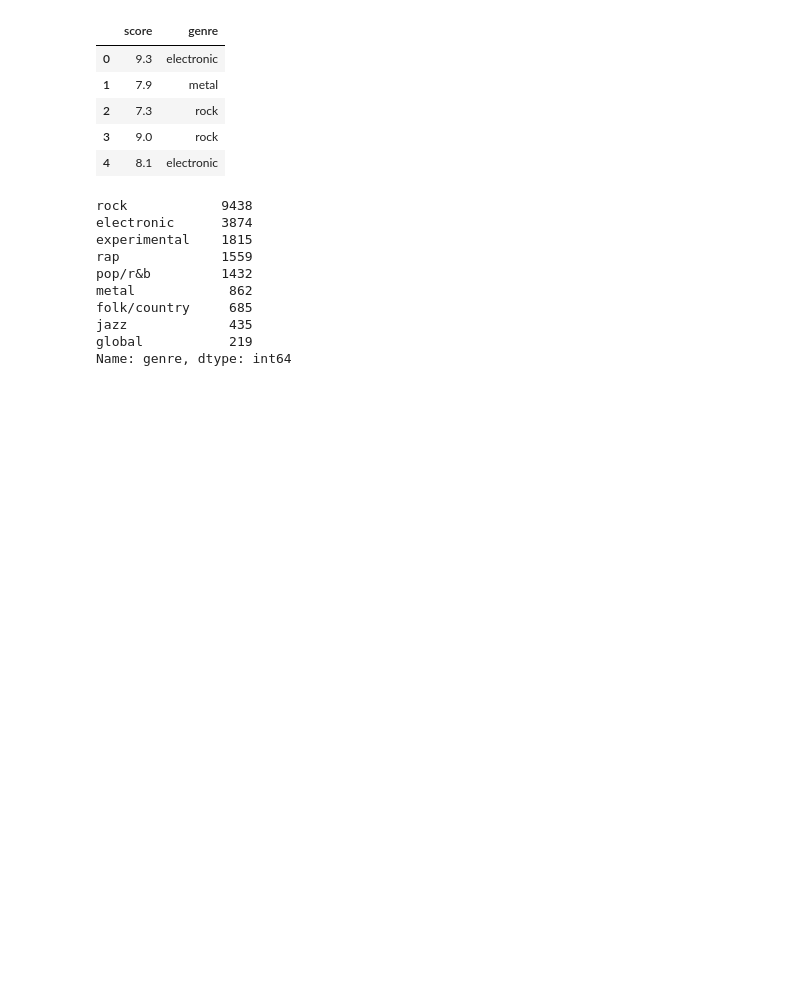
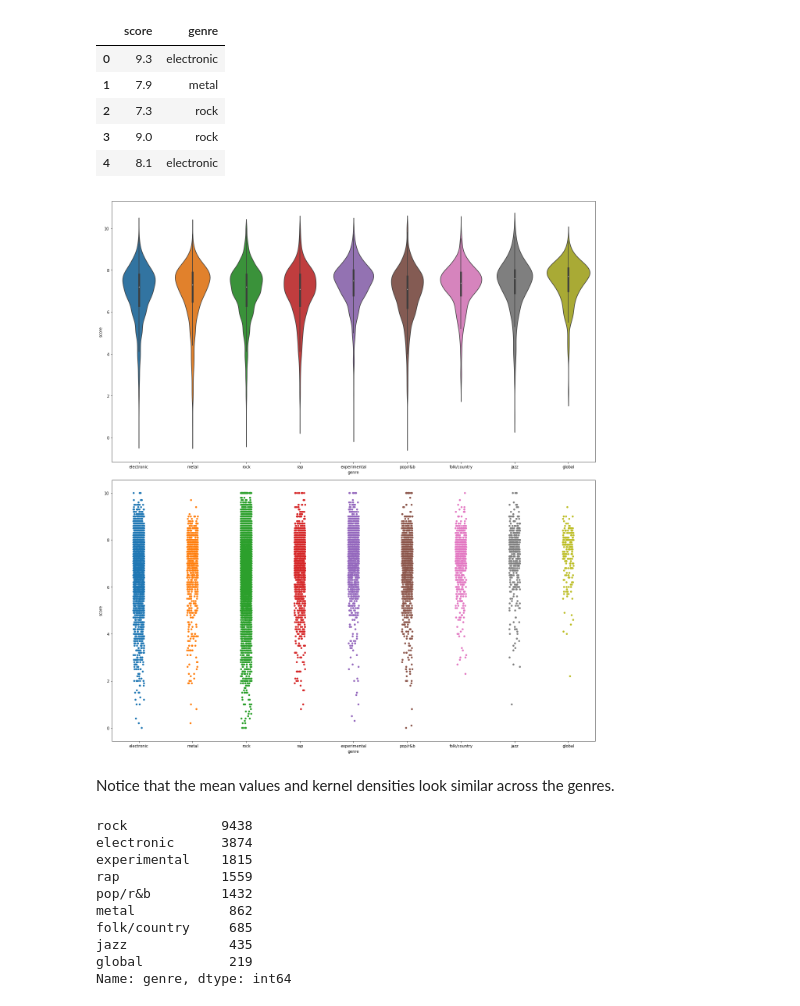
Before and after one commit to tsgreenwood-flatiron-data-science/mod2_final_project, a Jupyter notebook: question1.ipynb, the cells around one changed output. Drawn from its saved outputs; the diff is of its cells as text; code cells hidden in the pictures; blank space fills up the shorter version.

Commit message:
expand visualizations

```diff
--- a/question1.ipynb
+++ b/question1.ipynb
@@ -164,6 +151,19 @@ df_genre_scores.head()
 | 2 | 7.3 | rock |
 | 3 | 9.0 | rock |
 | 4 | 8.1 | electronic |
+# %%
+"""Visualize distributions of scores by genre"""
+
+f, axes = plt.subplots(2, 1, figsize = (18, 20))
+
+sns.violinplot(x="genre", y="score", data=df_genre_scores, ax = axes[0])
+sns.stripplot(x="genre", y="score", data=df_genre_scores, ax = axes[1])
+
+plt.tight_layout()
+# %% [output]
+[figure, added]
+# %% [markdown]
+Notice that the mean values and kernel densities look similar across the genres.
 # %%
 df_genre_scores.genre.value_counts()
 # %% [output]
```
Also changed, not shown: parts of 13 cells of this notebook.
